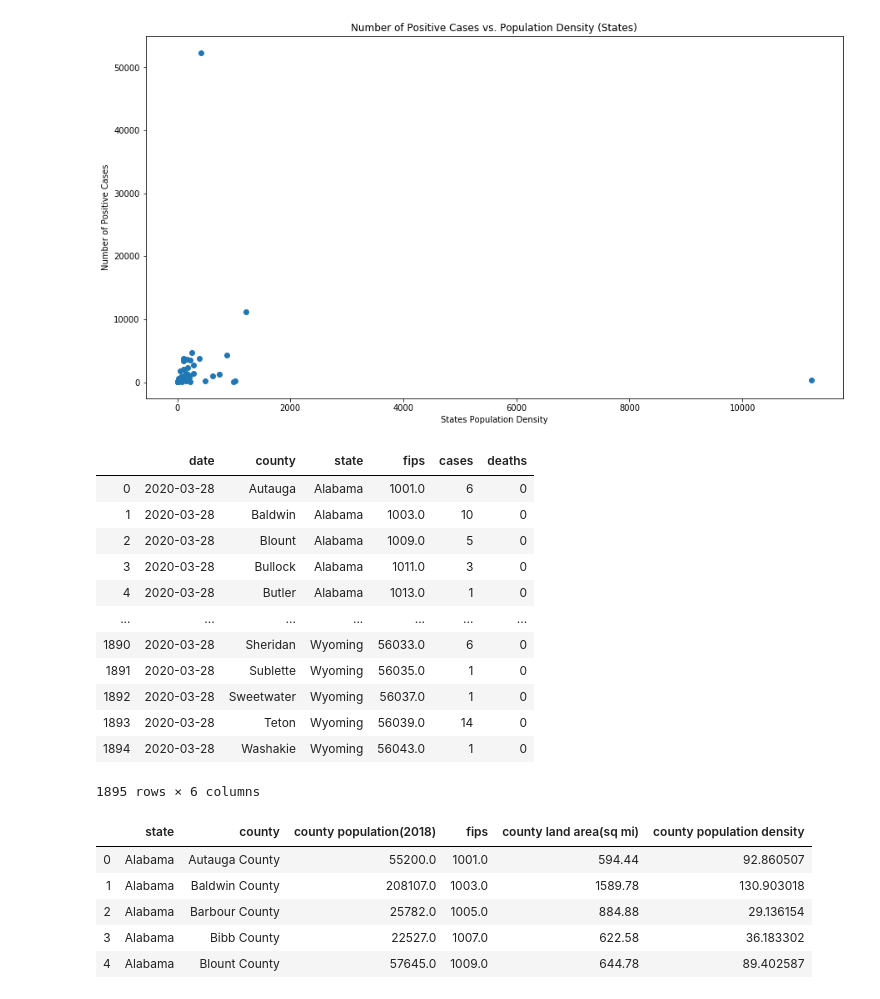
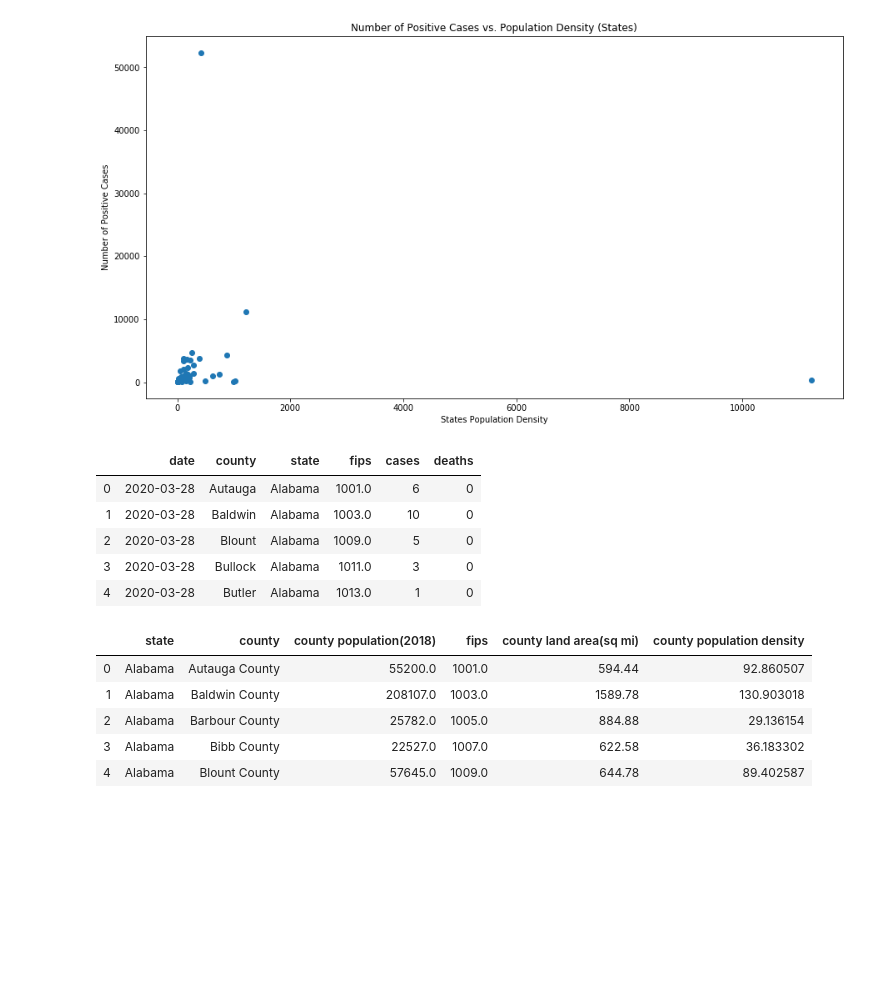
Before and after one commit to sereneys/Databootcamp-project-1, a Jupyter notebook: Covid-19-US-Analysis.ipynb, the cells around one changed output. Cells and saved outputs as stored; diff of their text form; code cells hidden in the pictures; blank space fills up the shorter version.

```diff
--- a/Covid-19-US-Analysis.ipynb
+++ b/Covid-19-US-Analysis.ipynb
@@ -536,26 +536,21 @@ The correlation between both factors is 0.00358
 # %%
 # To analysis to see if there is relationship between county population density vs. confirmed positive cases.
 
 # Obtain county covid-19 data as of 3/28 and merge with county geo data
 counties_328data = counties_data.loc[counties_data["date"] == "2020-03-28"]
 counties_clean = counties_328data.sort_values(["state","county"]).reset_index(drop = True)
 
-#counties_clean["county"] = counties_clean["county"] + " County"
-counties_clean
+# Set fips for new york city to 0
+counties_clean.iloc[1128,3]= 0
+
+counties_clean.head()
 # %% [output]
 |  | date | county | state | fips | cases | deaths |
 | 0 | 2020-03-28 | Autauga | Alabama | 1001.0 | 6 | 0 |
 | 1 | 2020-03-28 | Baldwin | Alabama | 1003.0 | 10 | 0 |
 | 2 | 2020-03-28 | Blount | Alabama | 1009.0 | 5 | 0 |
 | 3 | 2020-03-28 | Bullock | Alabama | 1011.0 | 3 | 0 |
 | 4 | 2020-03-28 | Butler | Alabama | 1013.0 | 1 | 0 |
-| ... | ... | ... | ... | ... | ... | ... |
-| 1890 | 2020-03-28 | Sheridan | Wyoming | 56033.0 | 6 | 0 |
-| 1891 | 2020-03-28 | Sublette | Wyoming | 56035.0 | 1 | 0 |
-| 1892 | 2020-03-28 | Sweetwater | Wyoming | 56037.0 | 1 | 0 |
-| 1893 | 2020-03-28 | Teton | Wyoming | 56039.0 | 14 | 0 |
-| 1894 | 2020-03-28 | Washakie | Wyoming | 56043.0 | 1 | 0 |
-1895 rows × 6 columns
 # %%
 # Update county geographic data to merge the 5 counties for New York City based on NY Times data note:
 # Geographic: New York City -  All cases for the five boroughs of New York City (New York, Kings, Queens, Bronx and Richmond counties) are assigned to a single area called New York City.
```
Also changed, not shown: parts of 3 cells of this notebook, 1 other file.
